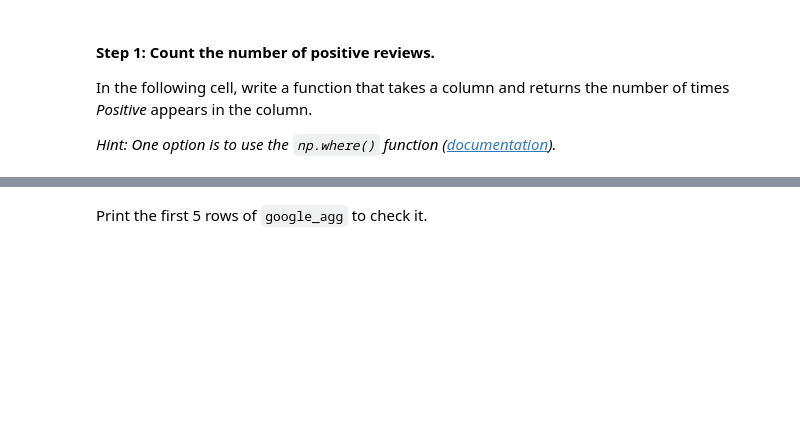
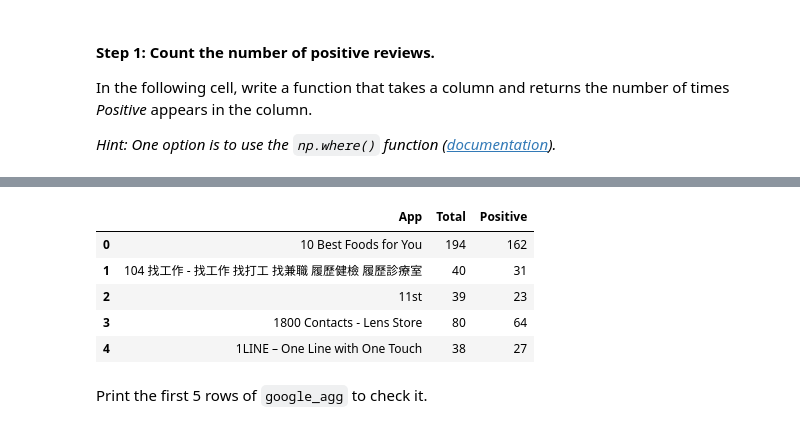
Before and after one commit to Ironhack-Data-Madrid-Octubre-2023/7.2-lab_supervised_learning_feature_extraction, a Jupyter notebook: your-code/main.ipynb, the cells around one changed output, grey strips where cells are left out. Drawn from its saved outputs; the diff is of its cells as text; code cells hidden in the pictures; blank space fills up the shorter version.

```diff
--- a/your-code/main.ipynb
+++ b/your-code/main.ipynb
@@ -530,2 +536,4 @@ In the next cell, drop all rows with missing data using the `dropna()` function
+# %%
+review_missing_removed = google_reviews.dropna()
 # %% [markdown]
 #### Now, use the `value_counts()` function ([documentation](https://pandas.pydata.org/pandas-docs/stable/generated/pandas.Series.value_counts.html)) to get a sense on how many apps are in this dataset and their review counts.
@@ -577,2 +612,16 @@ As of Pandas v0.23.4, you may opt to supply an array or an object to `agg()`. If
+# %%
+# Guay, ya tengo el num de reviews, me falta aplicar la función antes definida para crear la nueva columna que cuente en cuantas de las reviews aparece la palabra positive
+google_agg['Positive'] = google_agg.App.apply(lambda x: positive_function(review_missing_removed[review_missing_removed.App == x]['Sentiment']))
+google_agg.head()
+
+# Queda un poco chorizo pero en esta lambda, x es cada App del df google.agg -> llamamos a la positive_function() y le pasamos la columna 'Sentiment' para
+# aquellas filas que contengan en la columna app la aplicación en cuestión.
+# %% [output]
+|  | App | Total | Positive |
+| 0 | 10 Best Foods for You | 194 | 162 |
+| 1 | 104 找工作 - 找工作 找打工 找兼職 履歷健檢 履歷診療室 | 40 | 31 |
+| 2 | 11st | 39 | 23 |
+| 3 | 1800 Contacts - Lens Store | 80 | 64 |
+| 4 | 1LINE – One Line with One Touch | 38 | 27 |
 # %% [markdown]
 Print the first 5 rows of `google_agg` to check it.
```
Also changed, not shown: parts of 18 cells of this notebook.
